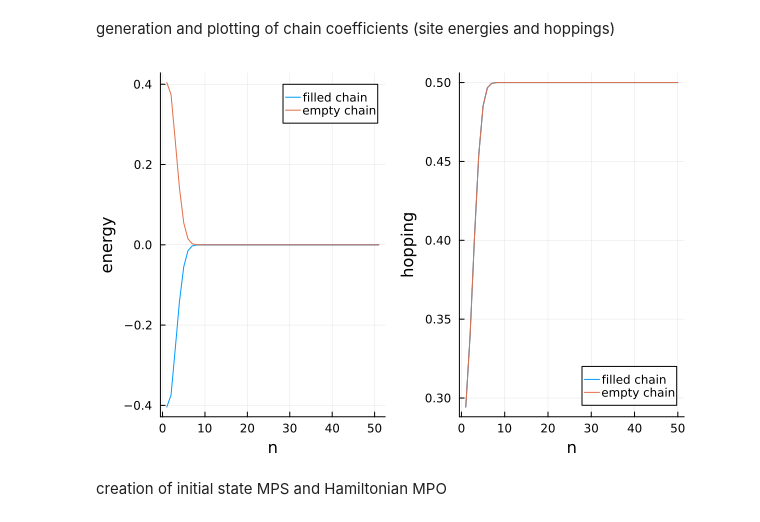
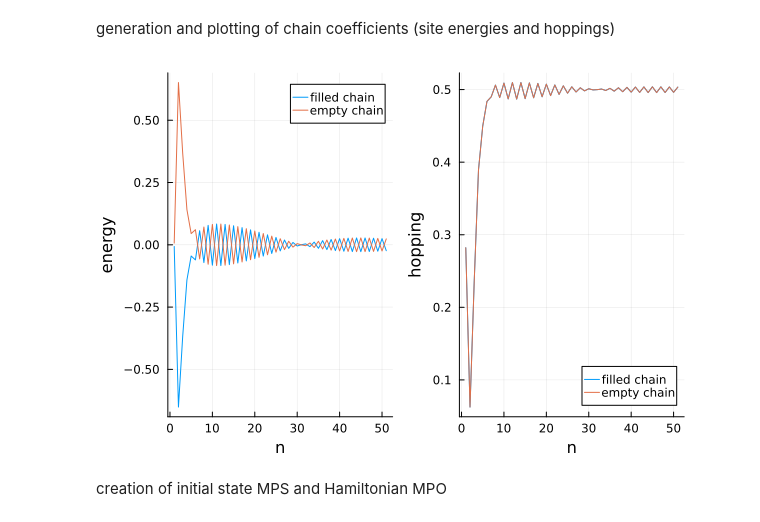
Before and after one commit to FTurci/AgeingManyBodyQuantumSys, a Jupyter notebook: Ben Code/single_bath_evolution.ipynb, the cells around one changed output. Drawn from its saved outputs; the diff is of its cells as text; code cells hidden in the pictures.

```diff
--- a/Ben Code/single_bath_evolution.ipynb
+++ b/Ben Code/single_bath_evolution.ipynb
@@ -19,5 +19,5 @@ mu = 0.0 #chemical potential
 N = 50 #number of sites in each chain
 Es = 0.0 #system site energy
 D = 1. #bandwidth
-g = 0.1 #system-bath coupling strength
+g = 0.5 #system-bath coupling strength
 # %% [output]
@@ -41,11 +41,11 @@ function create_spectral(input::AbstractString, D, gauss) # (bool, amp, mean, sd
     end
 
     # normalization
-    #norm = quadgk(J, -D, D)[1]
+    norm = quadgk(J, -D, D)[1]
+    # normalized callable
+    Jnorm = x -> g*D/pi *J(x) / norm
 
-    # normalized callable
-    # Jnorm = x -> J(x) / norm
-    return J
+    return Jnorm
 end
 
 fermi(k) = 1/(1 + exp(beta*k - beta*mu)) #fermi-dirac distribution
@@ -54,8 +54,8 @@ fermi (generic function with 1 method)
 # %% [markdown]
 Spectral function, thermofield transformation of spectral function, orthogonal polynomial chain mapping
 # %%
-gauss = (false, 0.0, 0.0, 0.0)
-J = x -> g*D/pi * create_spectral("elliptical", D, gauss)(x) #spectral function
+gauss = (true, 100, 0.0, 0.01)  #(bool, amp, mean, sd)
+J = create_spectral("elliptical", D, gauss) #spectral function
 
 J1(omega) = J(omega) * fermi(omega) #effective empty mode spectral density
 J2(omega) = J(omega) * (1 - fermi(omega)) #effective filled mode spectral density
@@ -78,24 +78,24 @@ generation and plotting of chain coefficients (site energies and hoppings)
 # %%
 #println("norm is $J0")
 
 chain1 = chain_map(J1) #coefficients from empty chain polynomials
 chain2 = chain_map(J2) #coefficients from filled chain polynomials
 
 energies1 = chain1[:,1] #on-site energies of empty chain
-hopping1 = sqrt.(chain1[2:N+1,2]) #nearest neighbour hoppings of empty chain
-g1 = sqrt(g/2pi)
+hopping1 = sqrt.(chain1[1:N+1,2]) #nearest neighbour hoppings of empty chain
+
 energies2 = chain2[:,1] #on-site energies of filled chain
-hopping2 = sqrt.(chain2[2:N+1,2]) #nearest neighbour hoppings of filled chain
-g2 = sqrt(g/2pi)
+hopping2 = sqrt.(chain2[1:N+1,2]) #nearest neighbour hoppings of filled chain
+
 
 p1 = plot(energies1, xlabel="n", ylabel="energy", label="filled chain")
 plot!(p1, energies2, label="empty chain")
 p2 = plot(hopping1, xlabel="n", ylabel="hopping", label="filled chain")
 plot!(p2, hopping2, label="empty chain")
 
 display(plot(p1,p2))
 # %% [output]
-[figure, old version]
+[figure, new version]
 # %% [markdown]
 creation of initial state MPS and Hamiltonian MPO
 # %%
```
Also changed, not shown: parts of 4 cells of this notebook, 1 other file.
